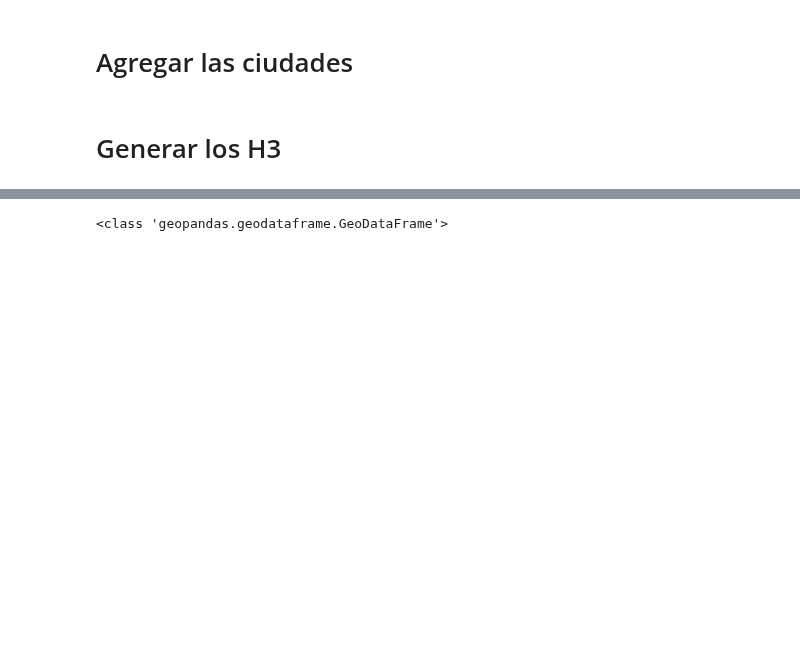
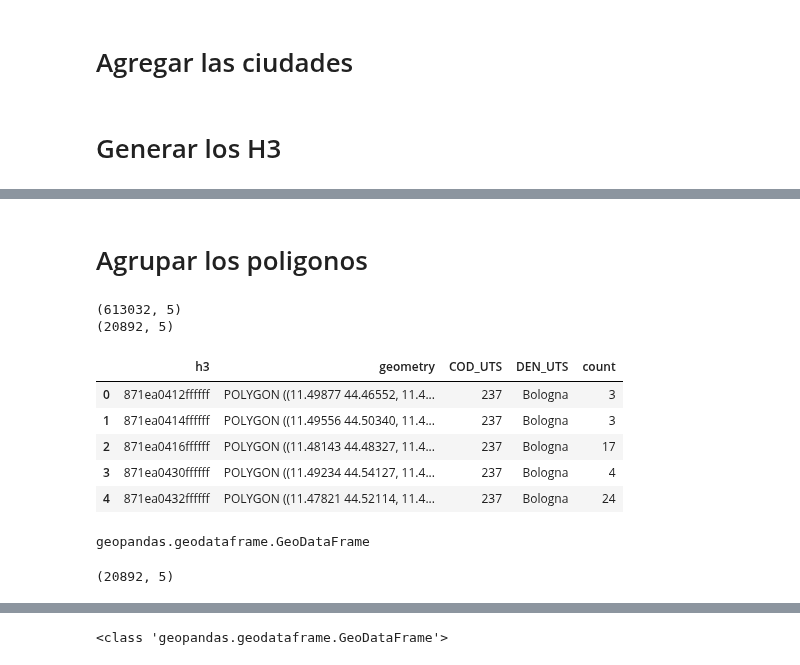
Before and after one commit to oecorrechag/Home-functions, a Jupyter notebook: graficos/mapa full/mapa seleccionable 2/simular.ipynb, the cells around one changed output, grey strips where cells are left out. Saved outputs shown, nothing was run; the diff lists cells and outputs as text; code cells hidden in the pictures; blank space fills up the shorter version.

```diff
--- a/graficos/mapa full/mapa seleccionable 2/simular.ipynb
+++ b/graficos/mapa full/mapa seleccionable 2/simular.ipynb
@@ -125,0 +134,28 @@ df_italia.head()
+# %% [markdown]
+# Agrupar los poligonos
+# %%
+df_poly = df_italia.copy()
+df_poly = df_poly.loc[:,['h3','geometry','COD_UTS','DEN_UTS']]
+df_poly.insert(0, 'count', 1)
+print(df_poly.shape)
+df_poly = df_poly.groupby(['h3','geometry','COD_UTS','DEN_UTS'], as_index=False).sum()
+print(df_poly.shape)
+df_poly.head()
+# %% [output]
+(613032, 5)
+(20892, 5)
+|  | h3 | geometry | COD_UTS | DEN_UTS | count |
+| 0 | 871ea0412ffffff | POLYGON ((11.49877 44.46552, 11.4... | 237 | Bologna | 3 |
+| 1 | 871ea0414ffffff | POLYGON ((11.49556 44.50340, 11.4... | 237 | Bologna | 3 |
+| 2 | 871ea0416ffffff | POLYGON ((11.48143 44.48327, 11.4... | 237 | Bologna | 17 |
+| 3 | 871ea0430ffffff | POLYGON ((11.49234 44.54127, 11.4... | 237 | Bologna | 4 |
+| 4 | 871ea0432ffffff | POLYGON ((11.47821 44.52114, 11.4... | 237 | Bologna | 24 |
+# %%
+df_poly = gpd.GeoDataFrame(df_poly, crs = italia.crs, geometry = df_poly.geometry)
+type(df_poly)
+# %% [output]
+geopandas.geodataframe.GeoDataFrame
+# %%
+df_poly.shape
+# %% [output]
+(20892, 5)
```
Also changed, not shown: parts of 20 cells of this notebook, 1 other file.
